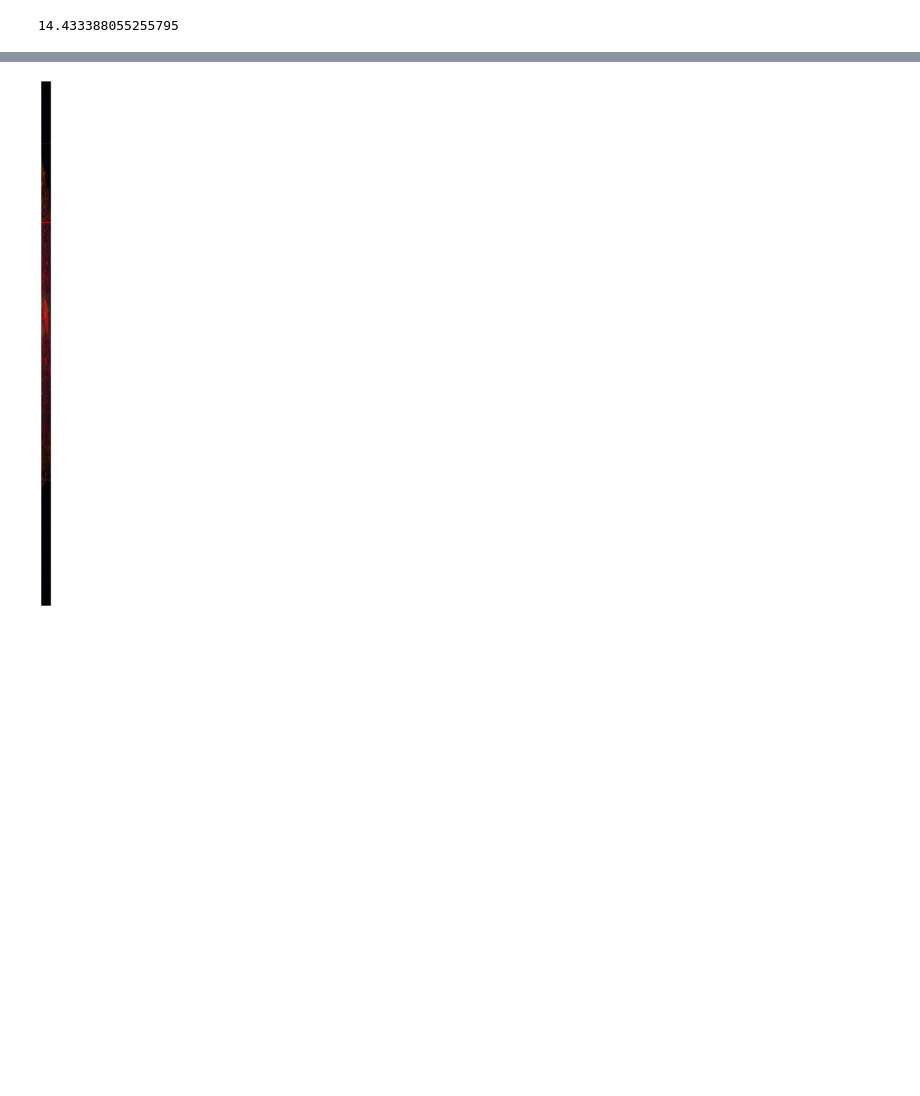
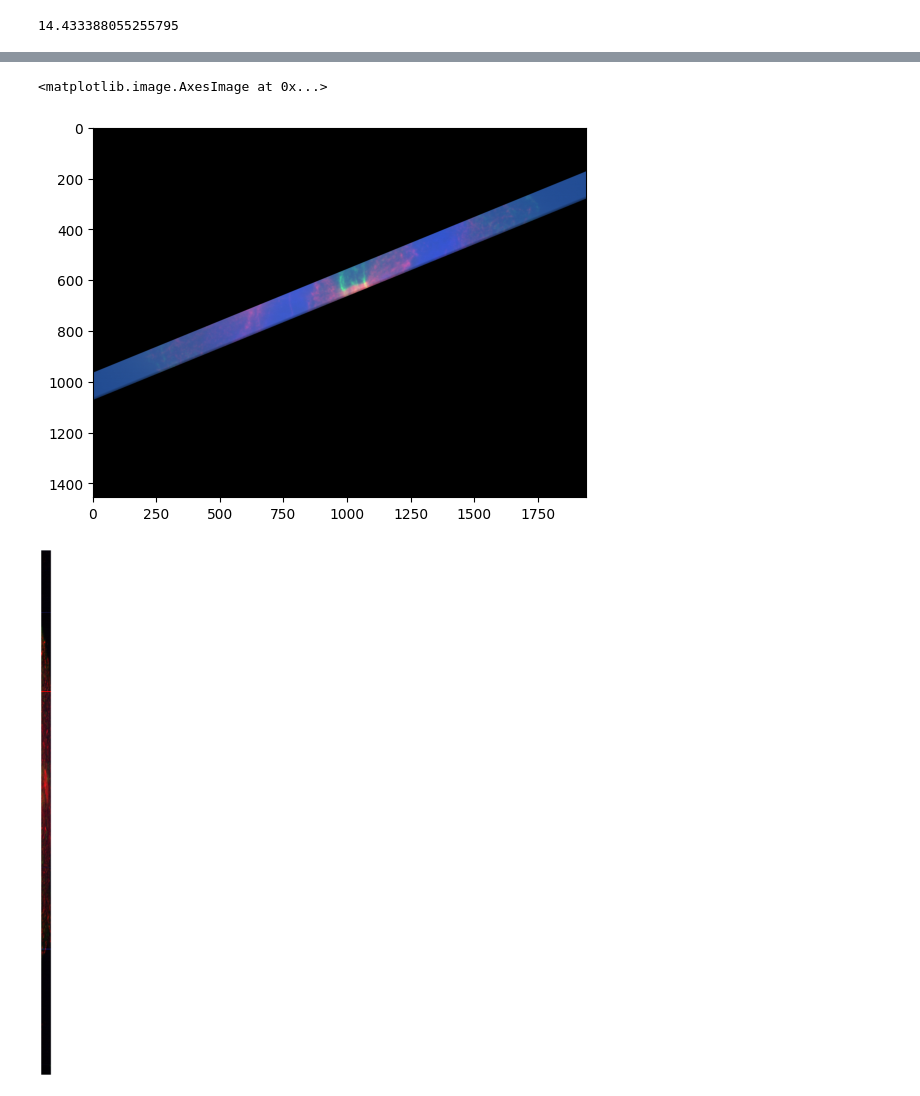
Before and after one commit to zacsimile/cytokinesis-pseudotime-analysis, a Jupyter notebook: 3d_analysis.ipynb, the cells around one changed output, grey strips where cells are left out. Drawn from its saved outputs; the diff is of its cells as text; code cells hidden in the pictures; blank space fills up the shorter version.

Commit message:
Additional 3D analysis, cache mean projections

```diff
--- a/3d_analysis.ipynb
+++ b/3d_analysis.ipynb
@@ -101,3 +86,9 @@ plt.imshow(r.max(0).T[::-1,:])
+# %%
+im_masked = (im[:]*(r<100)[None,...]*(theta > np.pi/4))
+plt.imshow(image_utils.normalize_image(im_masked.mean(1)))
+# %% [output]
+<matplotlib.image.AxesImage at 0x...>
+[figure, added]
 # %%
 x = ml["X"]
 
```
Also changed, not shown: parts of 5 cells of this notebook, 2 other files.
